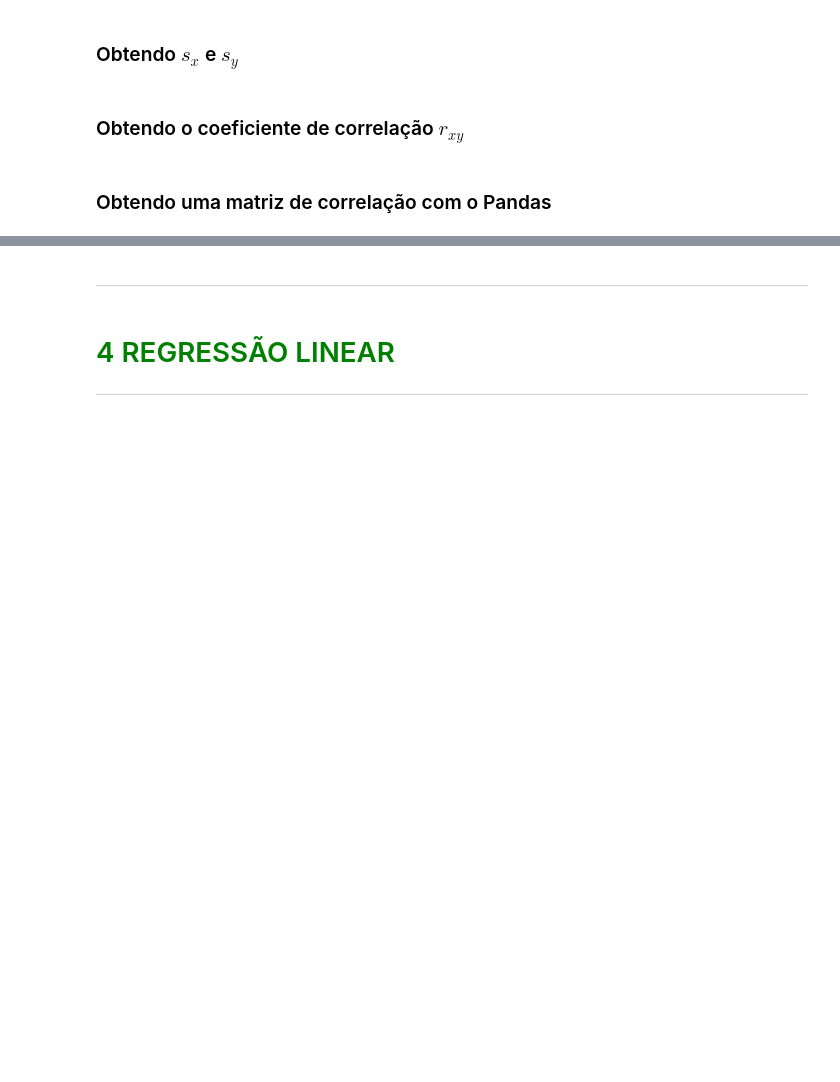
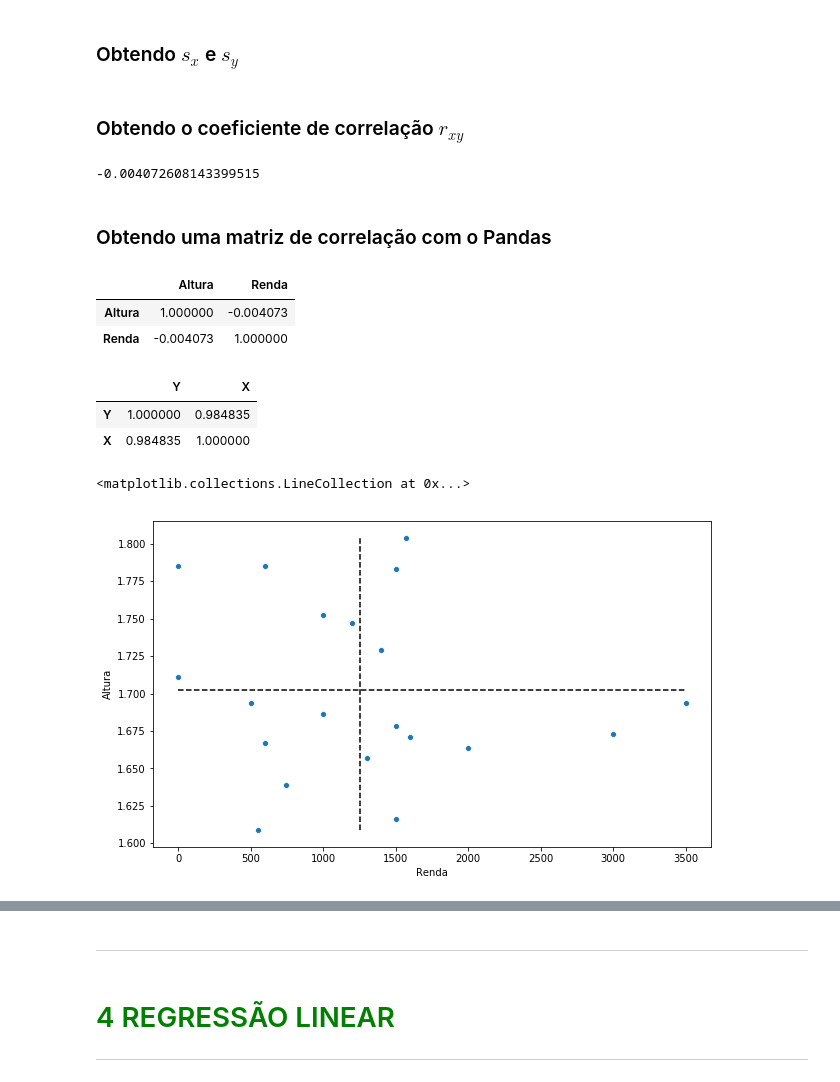
Before and after one commit to naimeaiub/Analise-Estatistica-IBGE, a Jupyter notebook: 5. Estatística com Python - correlação e regreção/Curso_de_Estatística_Parte_4.ipynb, the cells around one changed output, grey strips where cells are left out. Saved outputs shown, nothing was run; the diff lists cells and outputs as text; code cells hidden in the pictures; blank space fills up the shorter version.

```diff
--- a/5. Estatística com Python - correlação e regreção/Curso_de_Estatística_Parte_4.ipynb
+++ b/5. Estatística com Python - correlação e regreção/Curso_de_Estatística_Parte_4.ipynb
@@ -378,4 +440,32 @@ $s_{x}$ e $s_{y}$ = desvios padrão amostrais de x e y, respectivamente
 # %% [markdown]
 ### Obtendo o coeficiente de correlação $r_{xy}$
+# %%
+r_xy = s_xy / ( s_x * s_y)
+r_xy
+# %% [output]
+-0.004072608143399515
 # %% [markdown]
 ### Obtendo uma matriz de correlação com o Pandas
+# %%
+dados[['Altura', 'Renda']].corr()
+# %% [output]
+|  | Altura | Renda |
+| Altura | 1.000000 | -0.004073 |
+| Renda | -0.004073 | 1.000000 |
+# %%
+dataset[['Y', 'X']].corr()
+# %% [output]
+|  | Y | X |
+| Y | 1.000000 | 0.984835 |
+| X | 0.984835 | 1.000000 |
+# %%
+x = amostra.Renda
+y = amostra.Altura
+
+ax = sns.scatterplot(x, y)
+ax.figure.set_size_inches(10, 6)
+ax.hlines(y = y.mean(), xmin = x.min(), xmax = x.max(), colors='black', linestyles='dashed')
+ax.vlines(x = x.mean(), ymin = y.min(), ymax = y.max(), colors='black', linestyles='dashed')
+# %% [output]
+<matplotlib.collections.LineCollection at 0x...>
+[figure, added]
```
Also changed, not shown: parts of 15 cells of this notebook.
